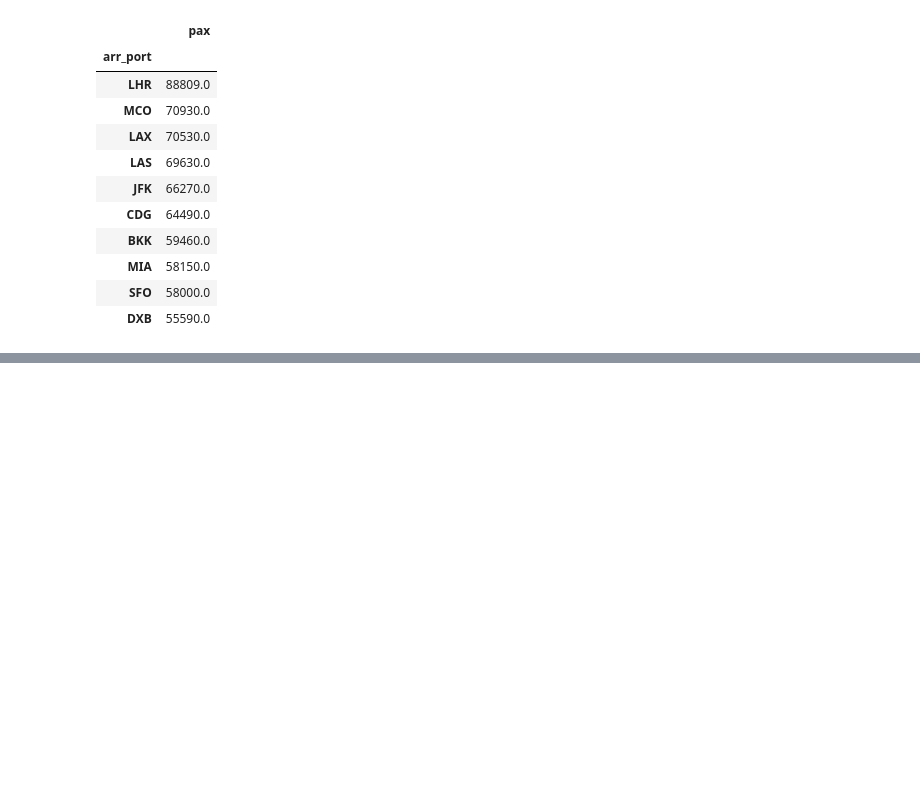
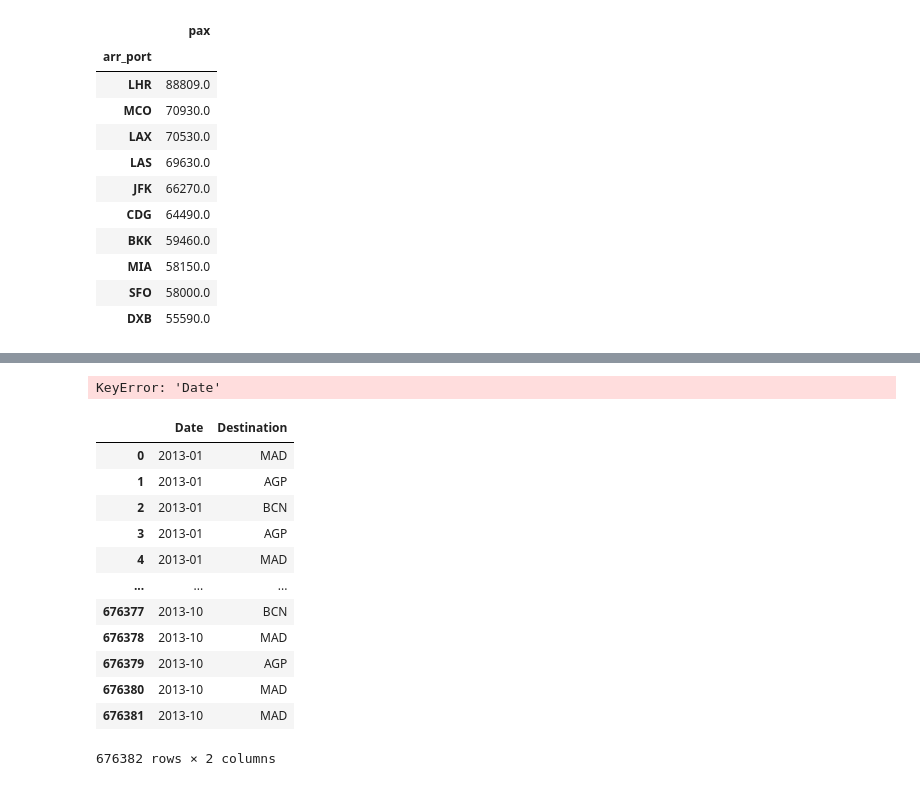
Before and after one commit to epi2k2/kschool_challenge, a Jupyter notebook: kschool_challenge.ipynb, the cells around one changed output, grey strips where cells are left out. Cells and saved outputs as stored; diff of their text form; code cells hidden in the pictures; blank space fills up the shorter version.

```diff
--- a/kschool_challenge.ipynb
+++ b/kschool_challenge.ipynb
@@ -139,12 +139,25 @@ for chunk in iter_csv:
 
 length
 # %%
-iter_csv = pd.read_csv(booking_big_bz2, compression='bz2', sep='^', iterator=True, chunksize=10000, usecols=['arr_port', 'pax', 'year'])
+iter_csv = pd.read_csv(
+    booking_big_bz2, compression='bz2',
+    sep='^',
+    iterator=True,
+    chunksize=10000,
+    usecols=['arr_port', 'pax', 'year']
+)
+
 booking_gb = pd.DataFrame()
 #i=0
 
 for chunk in iter_csv:
-    booking_gb = pd.concat([chunk[chunk['year'] == 2013].groupby('arr_port').sum().sort_values(by='pax', ascending=False).reset_index()[['arr_port','pax']], booking_gb])
+    chunk['arr_port'] = chunk['arr_port'].str.strip().str.upper()
+    booking_gb = pd.concat([chunk[chunk['year'] == 2013]
+                            .groupby('arr_port')
+                            .sum()
+                            .sort_values(by='pax', ascending=False)
+                            .reset_index()[['arr_port','pax']],
+                            booking_gb])
     #i+=1
     #if i == 2:
         #break
@@ -189,0 +320,22 @@ ERROR: Command errored out with exit status 1: python setup.py egg_info Check th
+# %%
+searches_cities.index = pd.DatetimeIndex(searches_cities['Date']).to_period('M')
+searches_cities.drop('Date', axis=1, inplace=True)
+# %% [output]
+KeyError: 'Date'
+# %%
+searches_cities.reset_index(inplace=True)
+searches_cities
+# %% [output]
+|  | Date | Destination |
+| 0 | 2013-01 | MAD |
+| 1 | 2013-01 | AGP |
+| 2 | 2013-01 | BCN |
+| 3 | 2013-01 | AGP |
+| 4 | 2013-01 | MAD |
+| ... | ... | ... |
+| 676377 | 2013-10 | BCN |
+| 676378 | 2013-10 | MAD |
+| 676379 | 2013-10 | AGP |
+| 676380 | 2013-10 | MAD |
+| 676381 | 2013-10 | MAD |
+676382 rows × 2 columns
```
Also changed, not shown: parts of 16 cells of this notebook.
